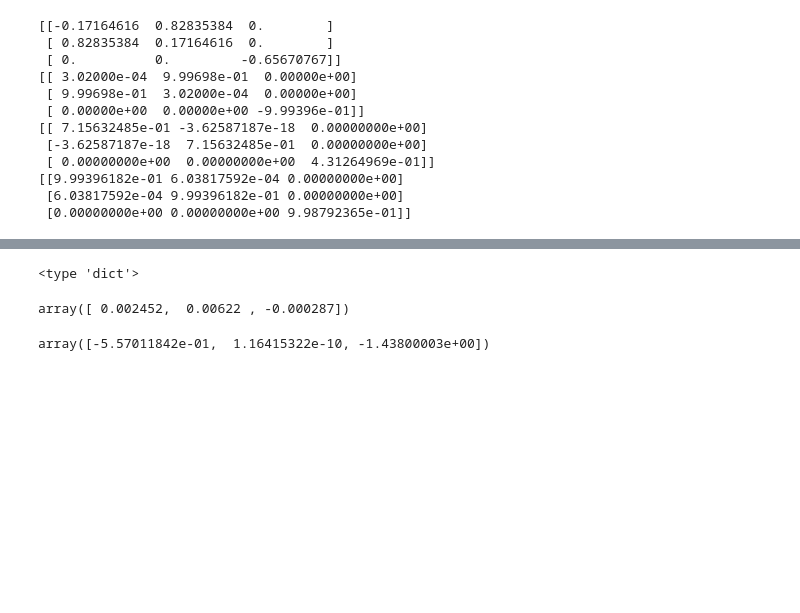
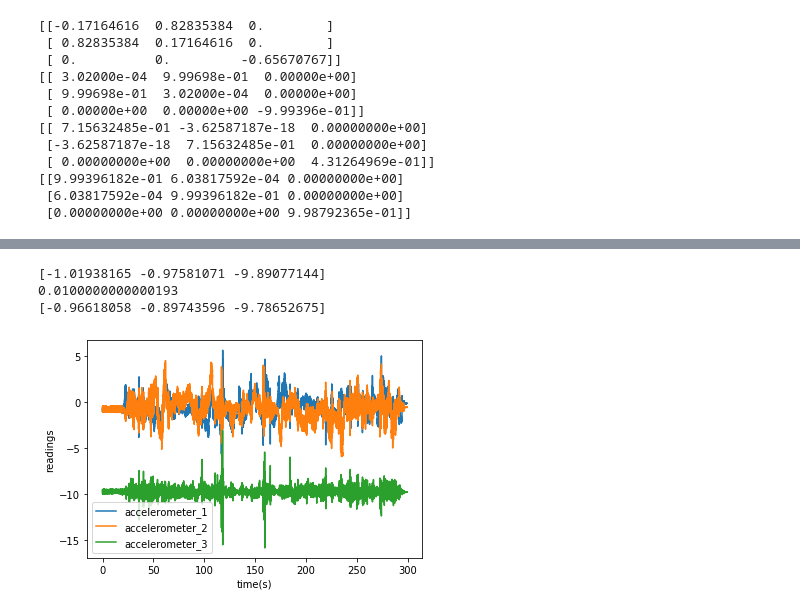
Before and after one commit to astroteo/InternationalSpaceStation-PathPlanning, a Jupyter notebook: python/KTH_tutorial_SensorFusion.ipynb, the cells around one changed output, grey strips where cells are left out. Drawn from its saved outputs; the diff is of its cells as text; code cells hidden in the pictures; blank space fills up the shorter version.

Commit message:
exciting proceading in Sensor-Fusion IMU + GNSS

```diff
--- a/python/KTH_tutorial_SensorFusion.ipynb
+++ b/python/KTH_tutorial_SensorFusion.ipynb
@@ -324,7 +363,3 @@ in_data
-# %%
-gps_data = mat['']
-# %% [output]
-<type 'dict'>
 # %%
 class SensorData:
     delimiter = ","
@@ -353,12 +434,12 @@ class SensorData:
 # %%
 accelerometer = SensorData(os.getcwd()+'/../GPSaidedIMU/ACC_data.csv',"accelerometer")
-accelerometer[3]
+print(accelerometer[31])
+print(accelerometer.t(1))
+print(accelerometer.at(1))
+
+accelerometer.plot()
 # %% [output]
-array([ 0.002452,  0.00622 , -0.000287])
+[-1.01938165 -0.97581071 -9.89077144]
+0.0100000000000193
+[-0.96618058 -0.89743596 -9.78652675]
+[figure, added]
-# %%
-gyroscope = SensorData(os.getcwd()+'/../GPSaidedIMU/GYRO_data.csv',"accelerometer")
-gnss = SensorData(os.getcwd()+'/../GPSaidedIMU/GNSS_data.csv',"accelerometer")
-
-gnss[4]
-# %% [output]
-array([-5.57011842e-01,  1.16415322e-10, -1.43800003e+00])
```
Also changed, not shown: parts of 23 cells of this notebook, 2 other files.
